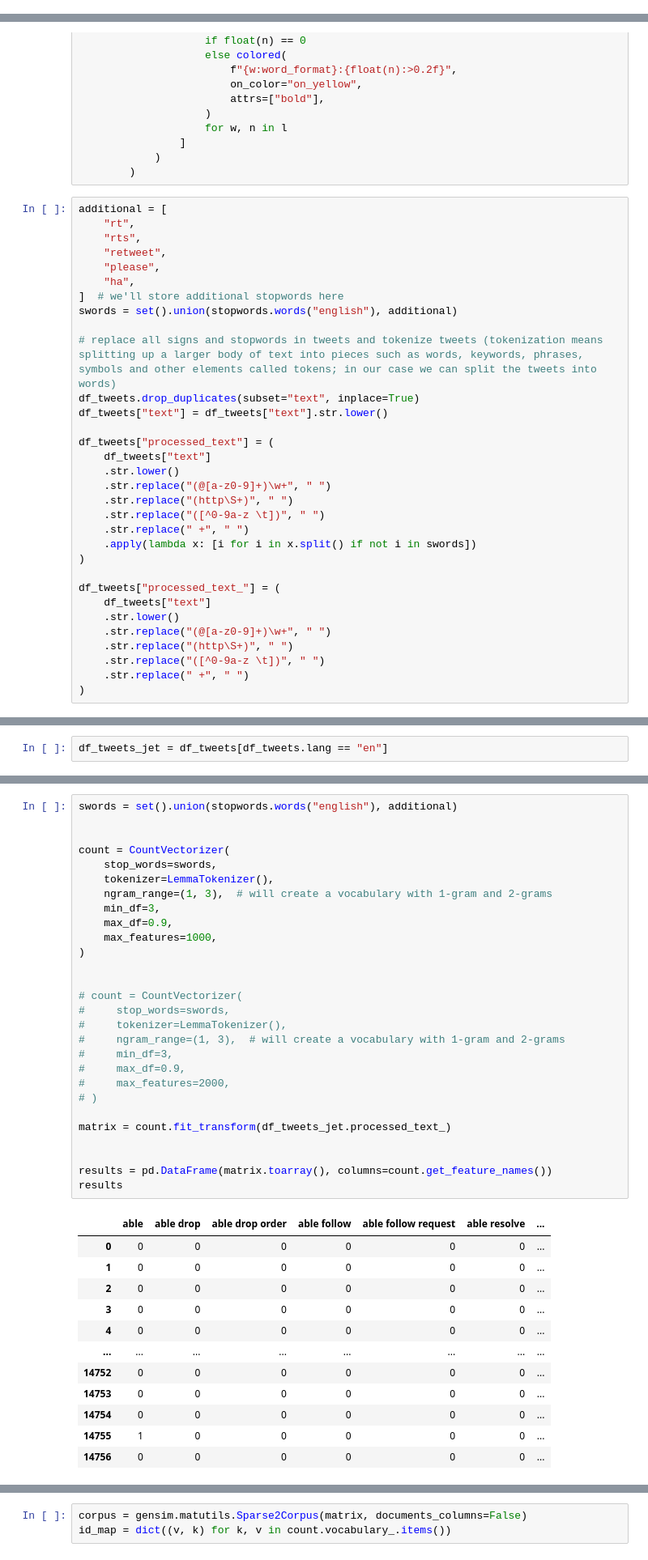
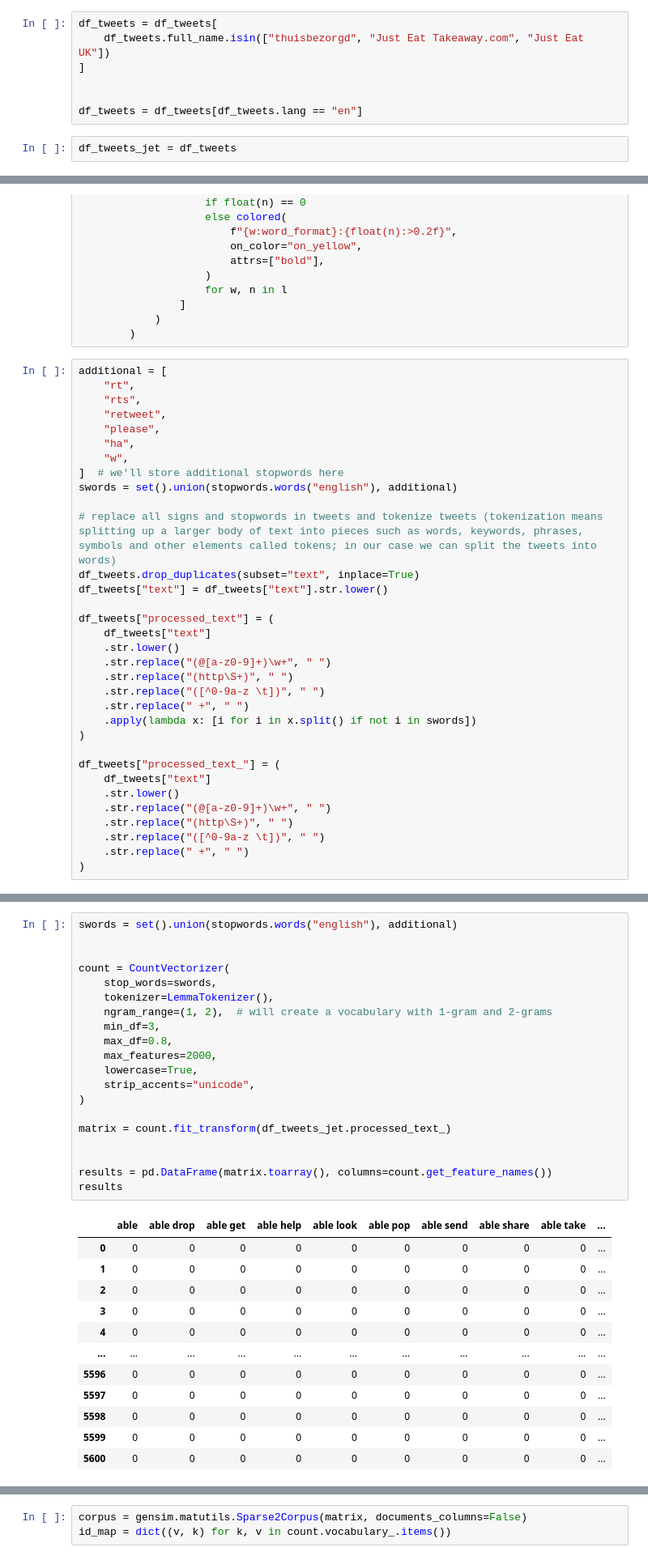
Before and after one commit to AngeloBarisano/Supply_Chain, a Jupyter notebook: Notebooks/workfile_assignment2.ipynb, the cells around one changed output, grey strips where cells are left out. Shown at 81% size. Saved outputs shown, nothing was run; the diff lists cells and outputs as text.

```diff
--- a/Notebooks/workfile_assignment2.ipynb
+++ b/Notebooks/workfile_assignment2.ipynb
@@ -34,6 +34,15 @@ df_tweets = pd.merge(
     how="left",
 )
 df_input_accounts = None
+# %%
+df_tweets = df_tweets[
+    df_tweets.full_name.isin(["thuisbezorgd", "Just Eat Takeaway.com", "Just Eat UK"])
+]
+
+
+df_tweets = df_tweets[df_tweets.lang == "en"]
+# %%
+df_tweets_jet = df_tweets
 # %% [markdown]
 ## Only get english Tweets
 # %%
@@ -158,6 +166,7 @@ additional = [
     "retweet",
     "please",
     "ha",
+    "w",
 ]  # we'll store additional stopwords here
 swords = set().union(stopwords.words("english"), additional)
 
@@ -211,2 +227,0 @@ class LemmaTokenizer:
-# %%
-df_tweets_jet = df_tweets[df_tweets.lang == "en"]
@@ -213,41 +243,33 @@ df_tweets_jet = df_tweets[df_tweets.lang == "en"]
 # %%
 swords = set().union(stopwords.words("english"), additional)
 
 
 count = CountVectorizer(
     stop_words=swords,
     tokenizer=LemmaTokenizer(),
-    ngram_range=(1, 3),  # will create a vocabulary with 1-gram and 2-grams
+    ngram_range=(1, 2),  # will create a vocabulary with 1-gram and 2-grams
     min_df=3,
-    max_df=0.9,
-    max_features=1000,
+    max_df=0.8,
+    max_features=2000,
+    lowercase=True,
+    strip_accents="unicode",
 )
-
-
-# count = CountVectorizer(
-#     stop_words=swords,
-#     tokenizer=LemmaTokenizer(),
-#     ngram_range=(1, 3),  # will create a vocabulary with 1-gram and 2-grams
-#     min_df=3,
-#     max_df=0.9,
-#     max_features=2000,
-# )
 
 matrix = count.fit_transform(df_tweets_jet.processed_text_)
 
 
 results = pd.DataFrame(matrix.toarray(), columns=count.get_feature_names())
 results
 # %% [output]
-|  | able | able drop | able drop order | able follow | able follow request | able resolve | ... |
-| 0 | 0 | 0 | 0 | 0 | 0 | 0 | ... |
-| 1 | 0 | 0 | 0 | 0 | 0 | 0 | ... |
-| 2 | 0 | 0 | 0 | 0 | 0 | 0 | ... |
-| 3 | 0 | 0 | 0 | 0 | 0 | 0 | ... |
-| 4 | 0 | 0 | 0 | 0 | 0 | 0 | ... |
-| ... | ... | ... | ... | ... | ... | ... | ... |
-| 14752 | 0 | 0 | 0 | 0 | 0 | 0 | ... |
-| 14753 | 0 | 0 | 0 | 0 | 0 | 0 | ... |
-| 14754 | 0 | 0 | 0 | 0 | 0 | 0 | ... |
-| 14755 | 1 | 0 | 0 | 0 | 0 | 0 | ... |
-| 14756 | 0 | 0 | 0 | 0 | 0 | 0 | ... |
+|  | able | able drop | able get | able help | able look | able pop | able send | able share | able take | ... |
+| 0 | 0 | 0 | 0 | 0 | 0 | 0 | 0 | 0 | 0 | ... |
+| 1 | 0 | 0 | 0 | 0 | 0 | 0 | 0 | 0 | 0 | ... |
+| 2 | 0 | 0 | 0 | 0 | 0 | 0 | 0 | 0 | 0 | ... |
+| 3 | 0 | 0 | 0 | 0 | 0 | 0 | 0 | 0 | 0 | ... |
+| 4 | 0 | 0 | 0 | 0 | 0 | 0 | 0 | 0 | 0 | ... |
+| ... | ... | ... | ... | ... | ... | ... | ... | ... | ... | ... |
+| 5596 | 0 | 0 | 0 | 0 | 0 | 0 | 0 | 0 | 0 | ... |
+| 5597 | 0 | 0 | 0 | 0 | 0 | 0 | 0 | 0 | 0 | ... |
+| 5598 | 0 | 0 | 0 | 0 | 0 | 0 | 0 | 0 | 0 | ... |
+| 5599 | 0 | 0 | 0 | 0 | 0 | 0 | 0 | 0 | 0 | ... |
+| 5600 | 0 | 0 | 0 | 0 | 0 | 0 | 0 | 0 | 0 | ... |
```
Also changed, not shown: parts of 52 cells of this notebook.
